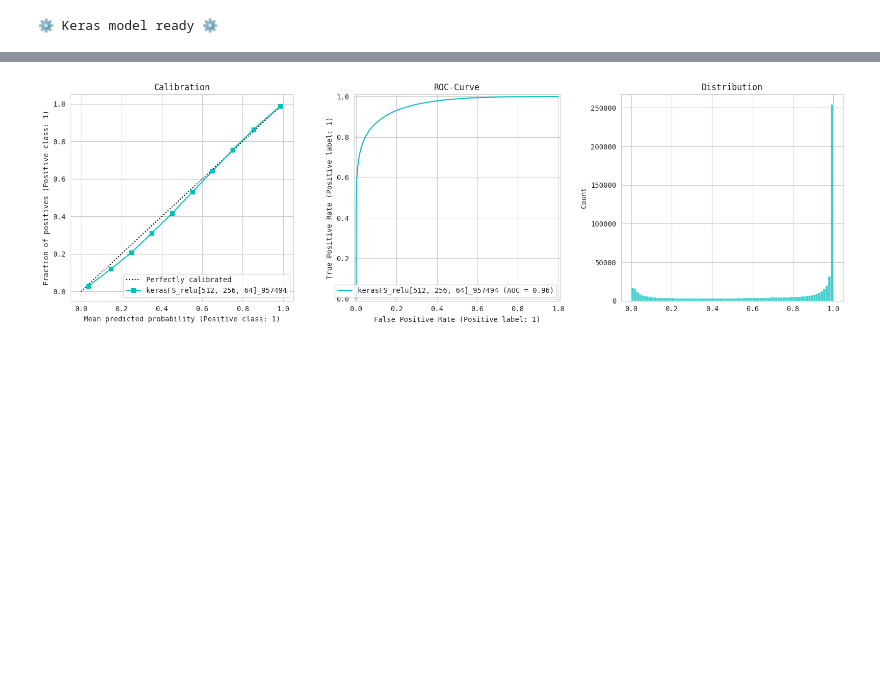
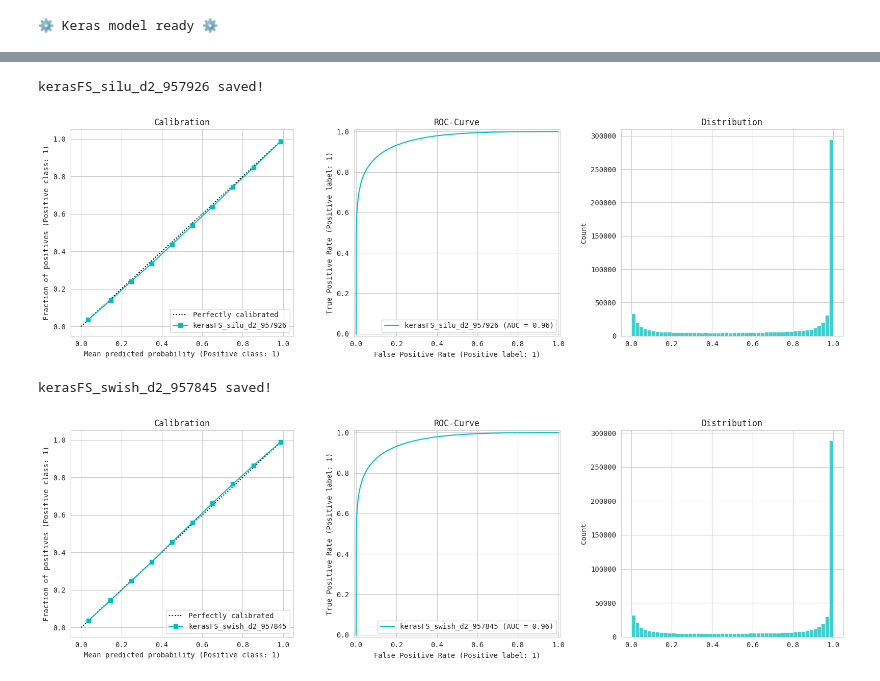
Before and after one commit to coded-sly/ps6e8-Phone-Addiction, a Jupyter notebook: ps6e8-kerasfs-phone-addict.ipynb, the cells around one changed output, grey strips where cells are left out. Cells and saved outputs as stored; diff of their text form; code cells hidden in the pictures; blank space fills up the shorter version.

Commit message:
Kaggle Notebook | ps6e8 | ✓ KerasFS | Phone 📲  Addict | v1_siLU_swiSH_drop_0.2

```diff
--- a/ps6e8-kerasfs-phone-addict.ipynb
+++ b/ps6e8-kerasfs-phone-addict.ipynb
@@ -719,7 +729,7 @@ class CategoryMeanTransformer(BaseEstimator, TransformerMixin):
                 X[col] = X[col].map(mapping)
         return X
 # %%
-def orig_TE_data_propagate(
+def original_TE(
     orig: pd.DataFrame,
     df: pd.DataFrame,
     features: list=None,
@@ -882,7 +892,7 @@ FEATURES = [c for c in train.columns if c not in [ID, TARGET]]
 
 combined = pd.concat([train, test, orig])
 
-combined[CATS] = combined[CATS].fillna("_EMPTY_").astype(str)
+combined[CATS] = combined[CATS].fillna("_empty_")
 ## ------------------------------------------------------------
 # ## -- Duplicate Nums as Cats --
 # CATS_2 = []
@@ -893,7 +903,7 @@ combined[CATS] = combined[CATS].fillna("_EMPTY_").astype(str)
 # # CATS.extend(CATS_2)
 # FEATURES.extend(CATS_2)
 ## ------------------------------------------------------------
-# ## -- Factorize all CATS data --
+# ## -- Factorize CATS --
 # for c in CATS:
 #     combined[c] = combined[c].factorize()[0]
 #     # combined[c] = combined[c].astype('category')
@@ -1946,7 +1355,7 @@ CFG['FOLDS'] = 5
 skf = StratifiedKFold(n_splits=CFG['FOLDS'], shuffle=True, random_state=CFG['SEED'])
 
 USE_FULL_TRAIN = True
-x_sample, x_sample2 = train_test_split(train, train_size=0.3, stratify=train[TARGET], random_state=0)
+x_sample, x_sample2 = train_test_split(train, train_size=0.05, stratify=train[TARGET], random_state=0)
 train_data = train.copy() if USE_FULL_TRAIN else x_sample.reset_index(drop=True).copy()
 
 train_data
@@ -2175,0 +1597,12 @@ plot_model(
+# %%
+histories = {}
+fold_scores = {}
+
+for k, v in all_predictions.items():
+    for x, y in v.items():
+        if x == "history":
+            histories[k] = y
+        elif x == "fold_score":
+            fold_scores[k] = y
+
+fold_scores
@@ -2219,21 +1708,31 @@ for i, data in tqdm(enumerate(histories)):
 # %%
-## -- Plot distributions --
+## -- Get oof predictions --
 
-n = f"{VERS}_{str(result['oof_score']).split('.')[1]}"
+for i, (k, v) in enumerate(all_predictions.items()):
+    for key_, data_ in v.items():
+        if key_ == "oof_preds":
+            ## -- Save oof predictions --
+            n = f"{k}_{str(all_scores[k]).split('.')[1]}"
+            np.save(f"oof_{n}.npy", data_)
+            print(f"{n} saved!")
 
-_, axs = plt.subplots(1, 3, figsize=(16, 5))
-CalibrationDisplay.from_predictions(train_data[TARGET], result['oof_preds'], n_bins=10, name=n, ax=axs[0])
-axs[0].set_title("Calibration")
+            ## -- Plot oof distributions --
+            _, axs = plt.subplots(1, 3, figsize=(16, 5))
+            CalibrationDisplay.from_predictions(train_data[TARGET], data_, n_bins=10, name=n, ax=axs[0])
+            axs[0].set_title(f"Calibration")
 
-RocCurveDisplay.from_predictions(train_data[TARGET], result['oof_preds'], name=n, ax=axs[1])
-axs[1].set_title("ROC-Curve")
+            RocCurveDisplay.from_predictions(train_data[TARGET], data_, name=n, ax=axs[1])
+            axs[1].set_title(f"ROC-Curve")
 
-sns.histplot(result['oof_preds'], ax=axs[2])
-axs[2].set_title("Distribution")
+            sns.histplot(data_, ax=axs[2], bins=50)
+            axs[2].set_title(f"Distribution")
 
-plt.tight_layout()
-plt.show()
+            plt.tight_layout()
+            plt.show()
 
-print()
+            print()
 # %% [output]
+kerasFS_silu_d2_957926 saved!
-[figure, old version]
+[figure, new version]
+kerasFS_swish_d2_957845 saved!
+[figure, added]
```
Also changed, not shown: parts of 32 cells of this notebook.
